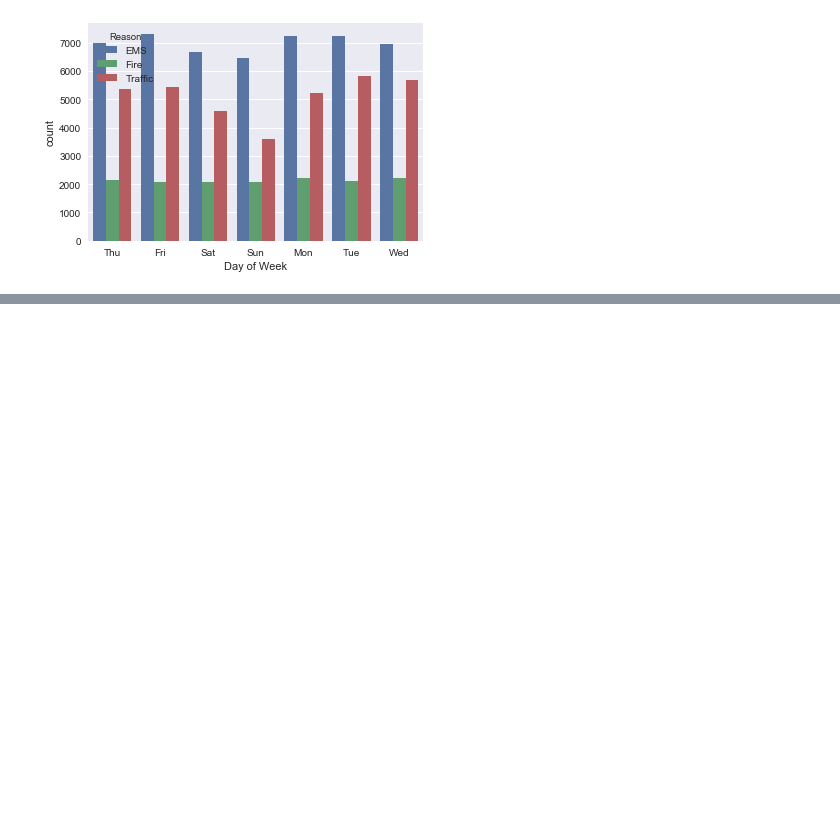
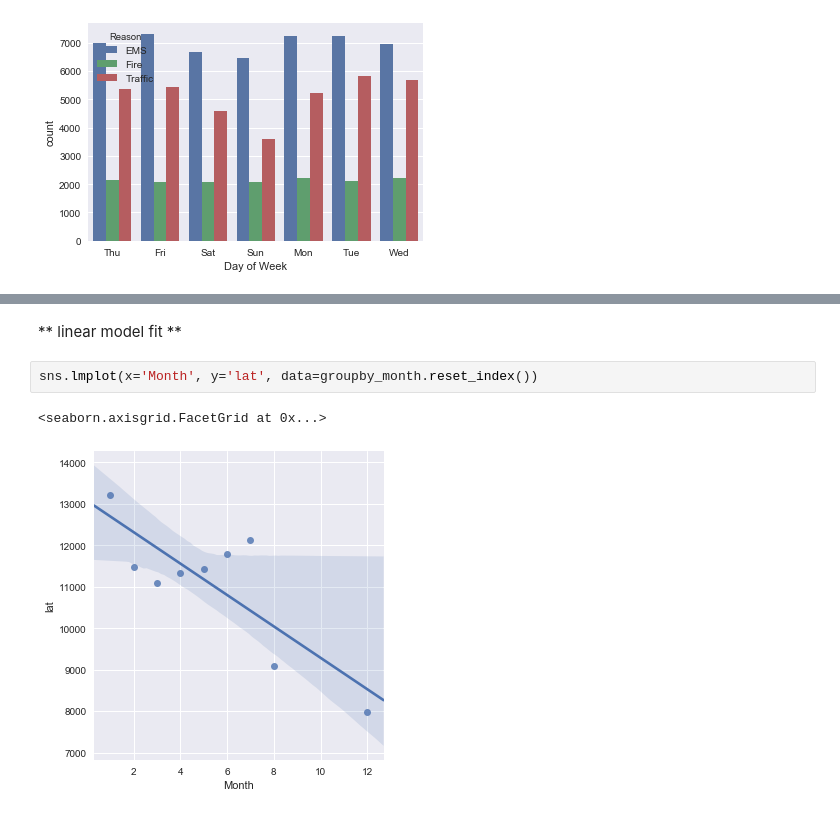
Before and after one commit to sandeepgd/data-science, a Jupyter notebook: 911.ipynb, the cells around one changed output, grey strips where cells are left out. Cells and saved outputs as stored; diff of their text form; blank space fills up the shorter version.

```diff
--- a/911.ipynb
+++ b/911.ipynb
@@ -98,0 +119,7 @@ sns.countplot(x='Day of Week', data=df, hue='Reason')
+# %% [markdown]
+** linear model fit **
+# %%
+sns.lmplot(x='Month', y='lat', data=groupby_month.reset_index())
+# %% [output]
+<seaborn.axisgrid.FacetGrid at 0x...>
+[figure, added]
```
Also changed, not shown: parts of 12 cells of this notebook.
